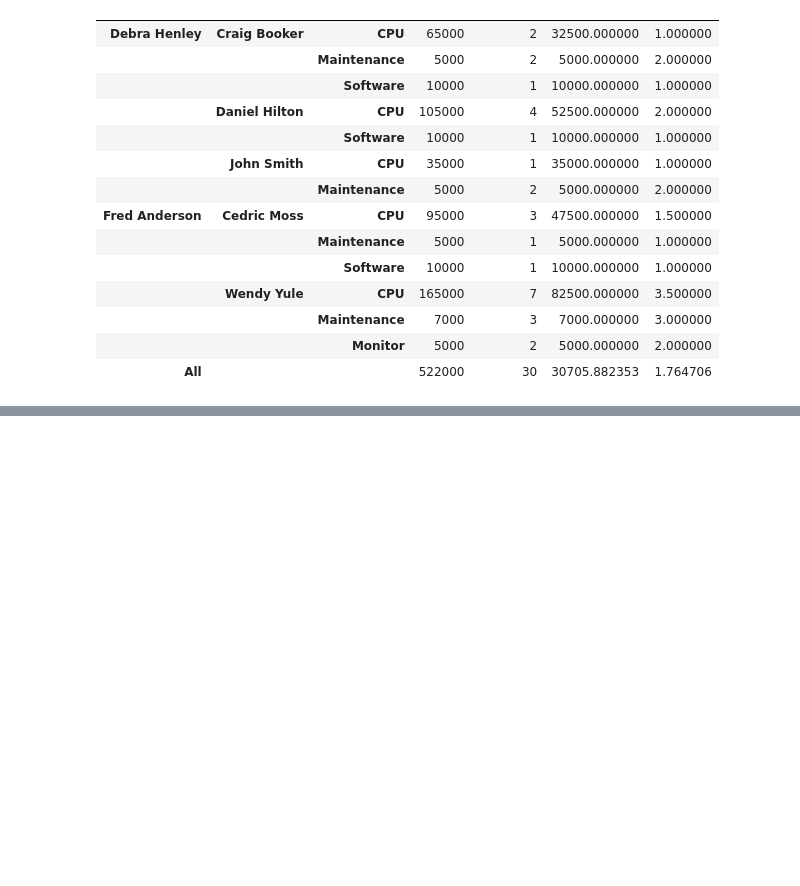
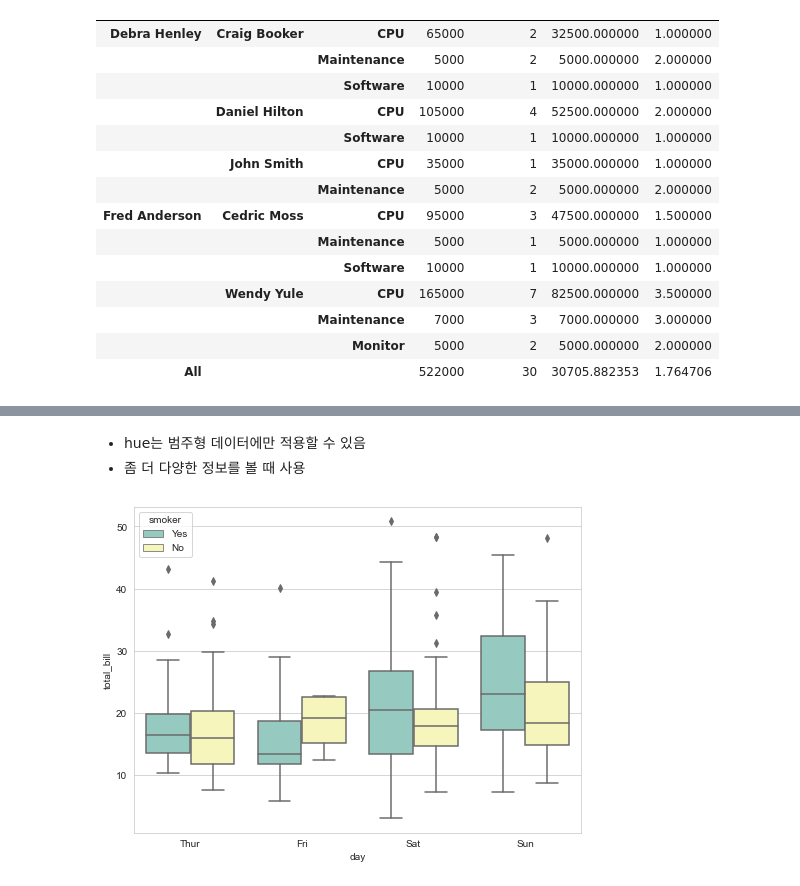
Before and after one commit to 2hongbi/ds-study, a Jupyter notebook: src/base_pandas_numpy.ipynb, the cells around one changed output, grey strips where cells are left out. Cells and saved outputs as stored; diff of their text form; code cells hidden in the pictures; blank space fills up the shorter version.

```diff
--- a/src/base_pandas_numpy.ipynb
+++ b/src/base_pandas_numpy.ipynb
@@ -743,0 +797,9 @@ pd.pivot_table(df, index=['Manager', 'Rep', 'Product'], values=['Price', 'Quanti
+# %% [markdown]
+* hue는 범주형 데이터에만 적용할 수 있음
+* 좀 더 다양한 정보를 볼 때 사용
+# %%
+plt.figure(figsize=(8, 6))
+sns.boxplot(x='day', y='total_bill', hue='smoker', data=tips, palette='Set3')
+plt.show()
+# %% [output]
+[figure, added]
```
Also changed, not shown: parts of 15 cells of this notebook, 1 other file.
